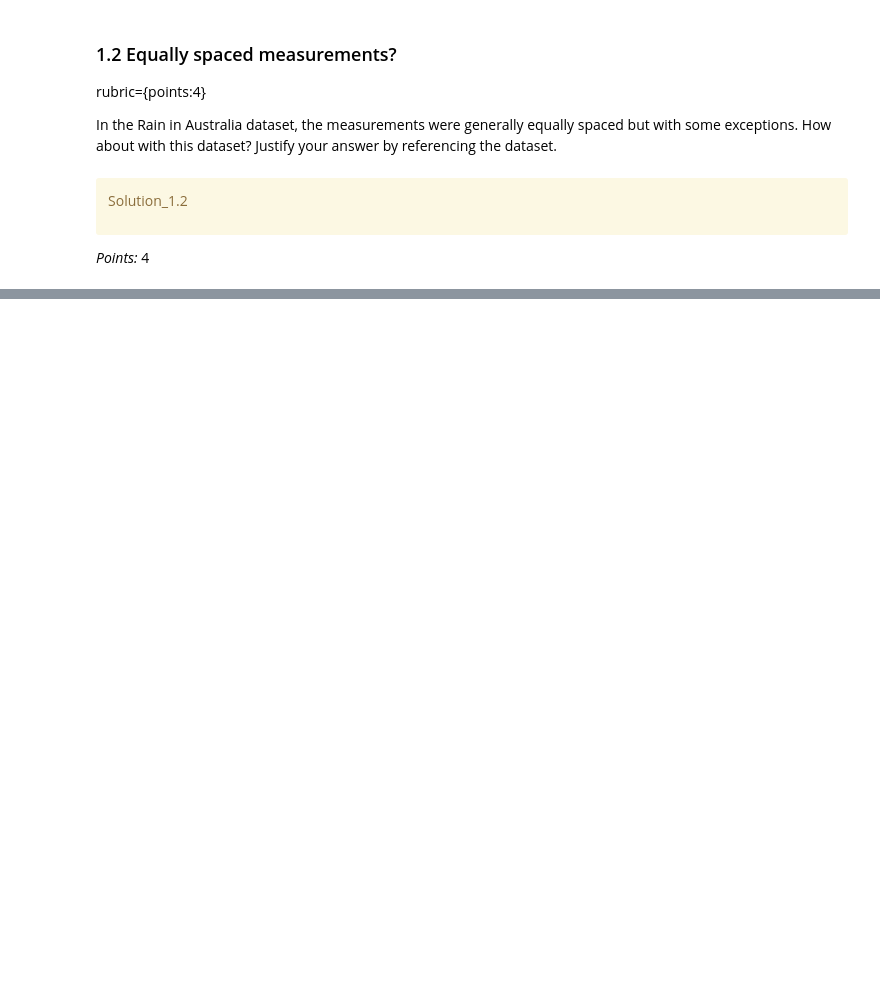
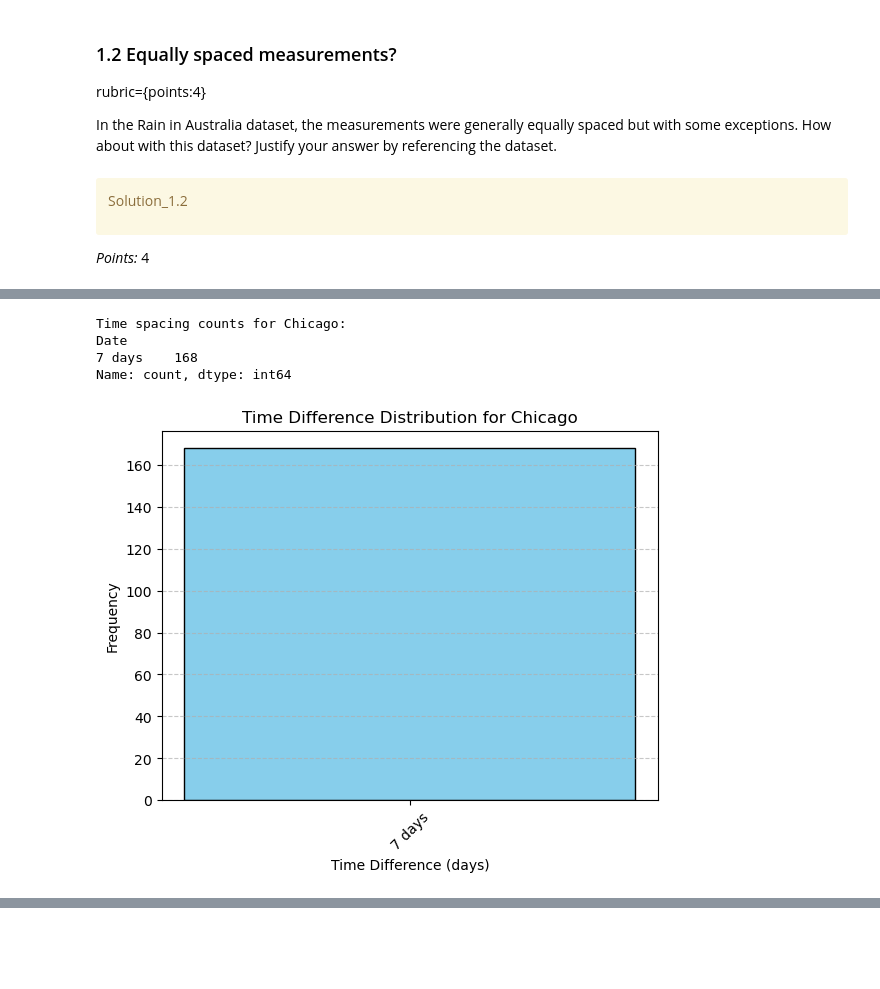
Before and after one commit to hamin2006/hw8, a Jupyter notebook: hw8.ipynb, the cells around one changed output, grey strips where cells are left out. Cells and saved outputs as stored; diff of their text form; code cells hidden in the pictures; blank space fills up the shorter version.

```diff
--- a/hw8.ipynb
+++ b/hw8.ipynb
@@ -257,0 +267,8 @@ _Type your answer here, replacing this text._
+# %%
+plot_time_spacing_distribution(df, "Chicago")
+# %% [output]
+Time spacing counts for Chicago:
+Date
+7 days    168
+Name: count, dtype: int64
+[figure, added]
```
Also changed, not shown: parts of 34 cells of this notebook, 1 other file.
